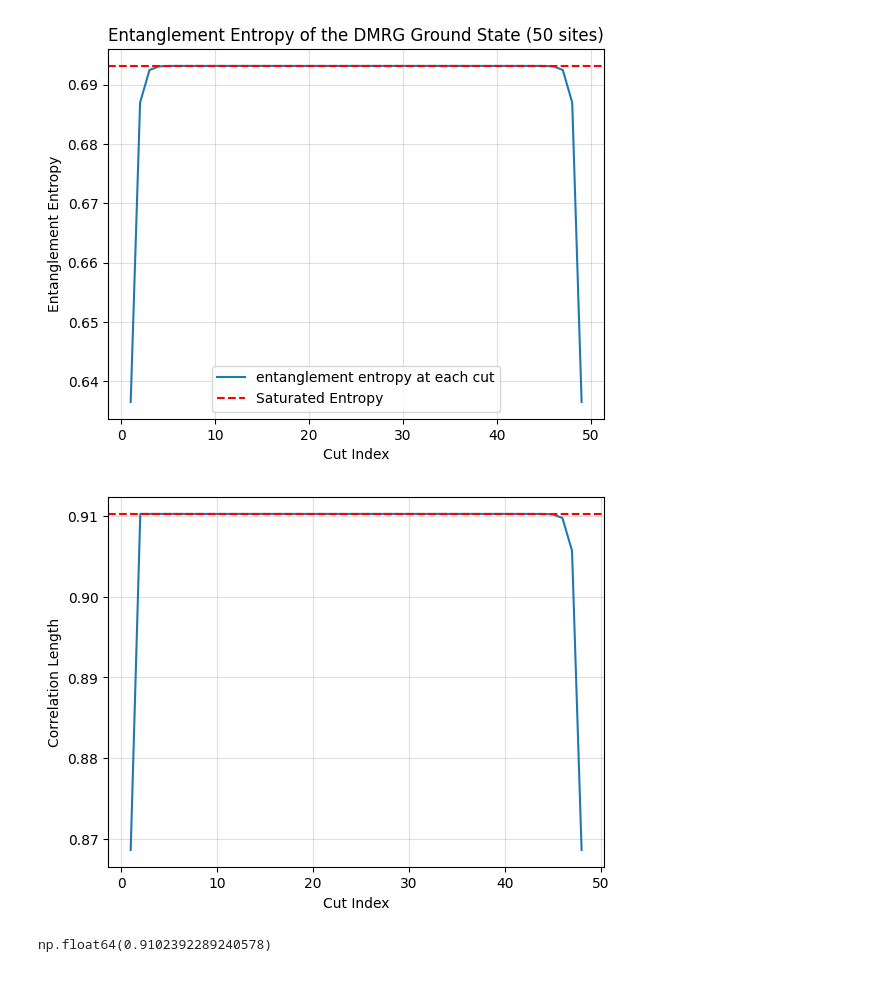
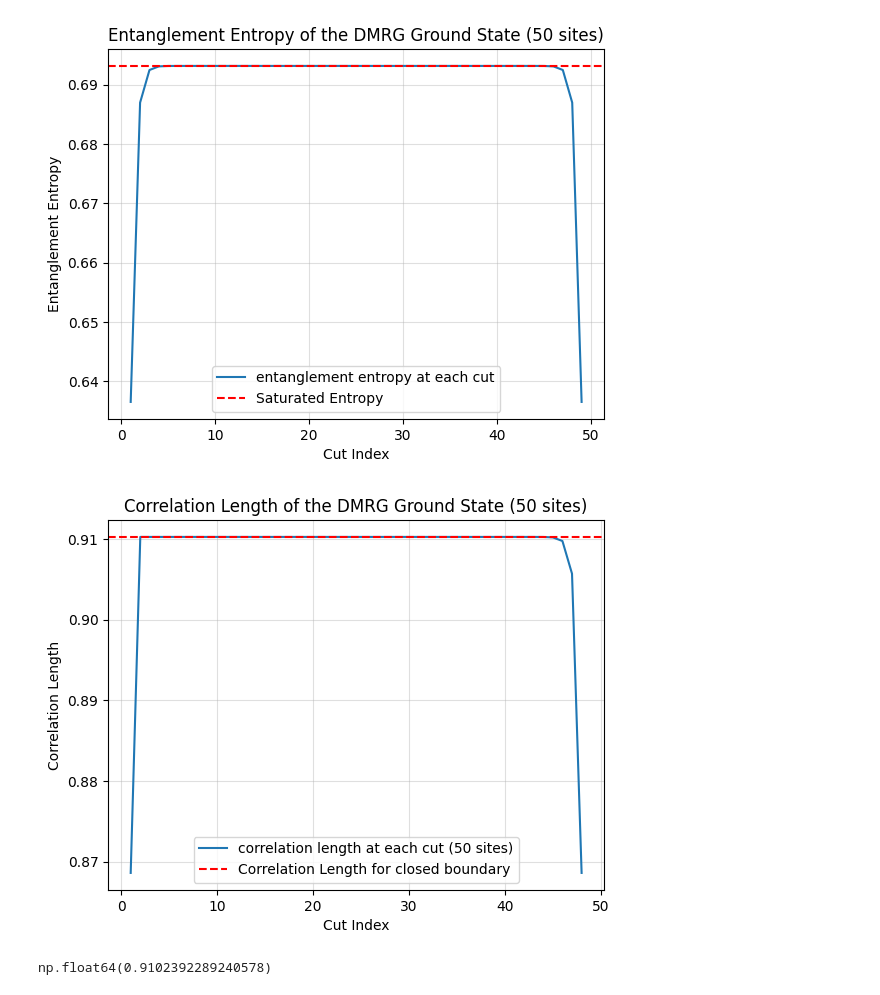
Before and after one commit to KiamehrJavid/QIC_FinProj, a Jupyter notebook: DMRG_modified_point2.ipynb, the cells around one changed output. Cells and saved outputs as stored; diff of their text form; code cells hidden in the pictures.

```diff
--- a/DMRG_modified_point2.ipynb
+++ b/DMRG_modified_point2.ipynb
@@ -36,6 +37,9 @@ def generate_random_mps(model, psi0=None, chi_max=50, N_steps=20):
     sites = model.lat.mps_sites()
     L = model.lat.N_sites
     if psi0 is None:
+        possible_states = ["down", "up", "0.0"]
+        psi0 = np.random.choice(possible_states, L)
+
         psi0 = ["0.0"] * L
     psi = MPS.from_product_state(sites, psi0 , bc=model.lat.bc_MPS)
 
@@ -63,7 +67,7 @@ dmrg_params = {
     'mixer': True,
     'max_E_err': 1e-8,
     'max_sweeps': 20,
-    'min_sweeps': 6,
+    'min_sweeps': 10,
     'trunc_params': {'chi_max': chi_max},
     # 'max_trunc_err': 1e-6,
     # 'E_tol_to_trunc': 1e-6,
@@ -72,4 +76,5 @@ dmrg_params = {
 
 possible_states = ["down", "up", "0.0"]
 biased_states =  [[i]+["0.0"] * (L - 2)+[j] for i in possible_states for j in possible_states] # a list of states we might like to start the DMRG with
-# biased_states[0]
+
+print("number of the biased states: ", len(biased_states))
@@ -76,5 +83,6 @@ biased_states =  [[i]+["0.0"] * (L - 2)+[j] for i in possible_states for j in po
 # %%
-psi_rand = generate_random_mps(model, chi_max=chi_max, N_steps=10)
+# if dmrg_engine: del dmrg_engine
+psi_rand = generate_random_mps(model, psi0=biased_states[-1], chi_max=chi_max, N_steps=20)
 psi_init = psi_rand.copy()
 dmrg_engine = dmrg.TwoSiteDMRGEngine(psi_init, model, dmrg_params)
 E0, psi_dmrg = dmrg_engine.run()
@@ -110,7 +128,7 @@ niter = 1
 
 
 for biased_state in biased_states * niter:
-    psi_init = generate_random_mps(model, psi0=biased_state, chi_max=chi_max, N_steps=10)
+    psi_init = generate_random_mps(model, psi0=biased_state, chi_max=chi_max, N_steps=25)
     orthogonal_states = []
 
     while True:
@@ -208,35 +249,38 @@ plt.show()
 # %%
 corr_lengths = []
 for i in np.arange(1,psi_dmrg.L-1):
 
     A = psi_dmrg._B[i].to_ndarray().copy()
 
     E = np.tensordot(A, np.conj(A), axes=(1, 1)) # the transfer matrix
     E = np.transpose(E, (0, 2, 1, 3))
-    E = E.reshape(A.shape[0]**2, A.shape[2]**2)
+    sh = A.shape[0]* A.shape[2]
+    E = E.reshape(sh, sh)
 
     vals, vecs = eigs(E, k=2, which='LM')
 
 
     vals
     vals = np.sort(np.abs(vals))[::-1]
 
     if vals[1] > 0:
         xi = -1 / np.log(vals[1])
     else:
         xi = np.inf
 
     corr_lengths.append(xi)
 
 
 plt.plot(np.arange(1,psi_dmrg.L-1), corr_lengths, label=f'correlation length at each cut ({L} sites)')
 plt.xlabel('Cut Index')
 plt.ylabel('Correlation Length')
+plt.title(f'Correlation Length of the DMRG Ground State ({L} sites)')
 plt.grid(alpha=0.4)
 plt.axhline(y=0.9102392289240578, color='r', linestyle='--', label='Correlation Length for closed boundary')
+plt.legend()
 plt.show()
 # %% [output]
-[figure, old version]
+[figure, new version]
 # %%
 psi_dmrg.correlation_length()
 # closed boundary conditions only
```
Also changed, not shown: parts of 13 cells of this notebook, 2 other files.
